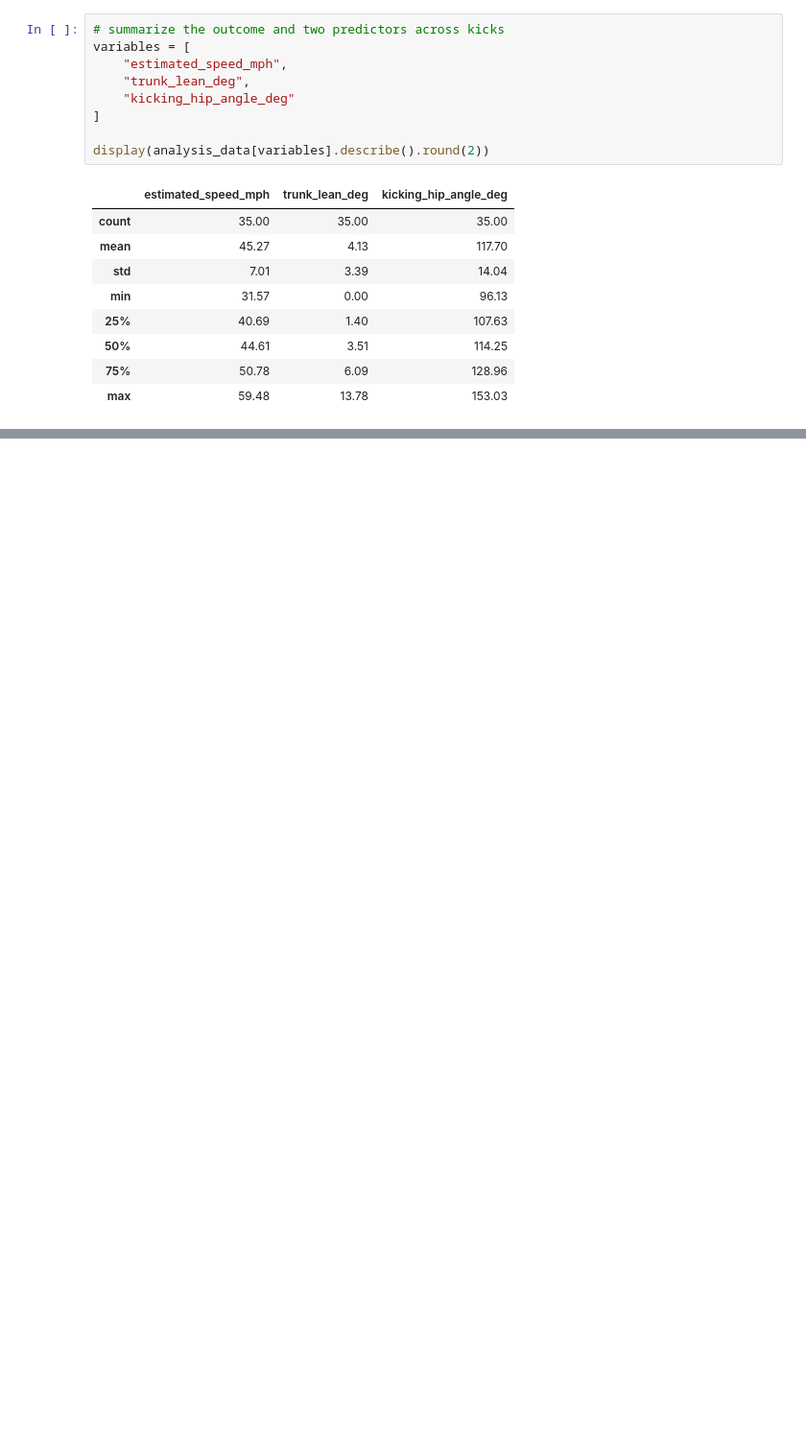
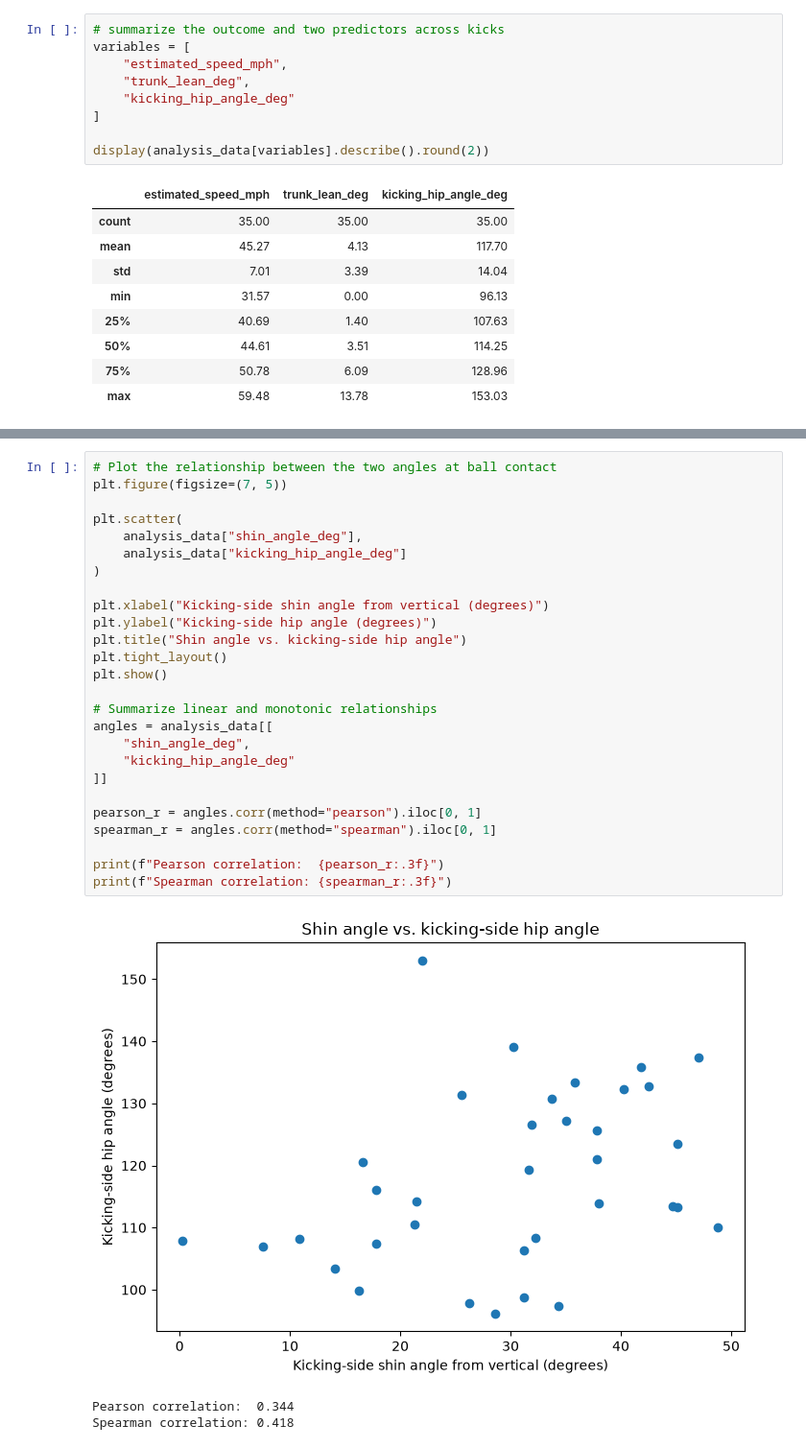
Before and after one commit to emmyregal/Soccer-Computer-Vision, a Jupyter notebook: stat_analysis.ipynb, the cells around one changed output, grey strips where cells are left out. Shown at 96% size. Drawn from its saved outputs; the diff is of its cells as text; blank space fills up the shorter version.

```diff
--- a/stat_analysis.ipynb
+++ b/stat_analysis.ipynb
@@ -546,0 +772,30 @@ display(analysis_data[variables].describe().round(2))
+# %%
+# Plot the relationship between the two angles at ball contact
+plt.figure(figsize=(7, 5))
+
+plt.scatter(
+    analysis_data["shin_angle_deg"],
+    analysis_data["kicking_hip_angle_deg"]
+)
+
+plt.xlabel("Kicking-side shin angle from vertical (degrees)")
+plt.ylabel("Kicking-side hip angle (degrees)")
+plt.title("Shin angle vs. kicking-side hip angle")
+plt.tight_layout()
+plt.show()
+
+# Summarize linear and monotonic relationships
+angles = analysis_data[[
+    "shin_angle_deg",
+    "kicking_hip_angle_deg"
+]]
+
+pearson_r = angles.corr(method="pearson").iloc[0, 1]
+spearman_r = angles.corr(method="spearman").iloc[0, 1]
+
+print(f"Pearson correlation:  {pearson_r:.3f}")
+print(f"Spearman correlation: {spearman_r:.3f}")
+# %% [output]
+[figure, added]
+Pearson correlation:  0.344
+Spearman correlation: 0.418
```
Also changed, not shown: parts of 9 cells of this notebook, 1 other file.
